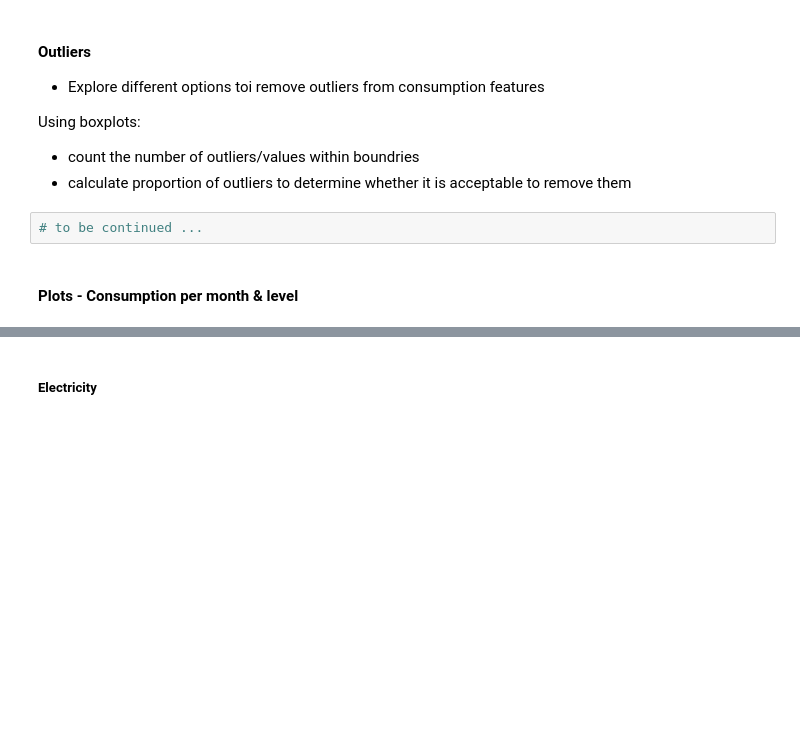
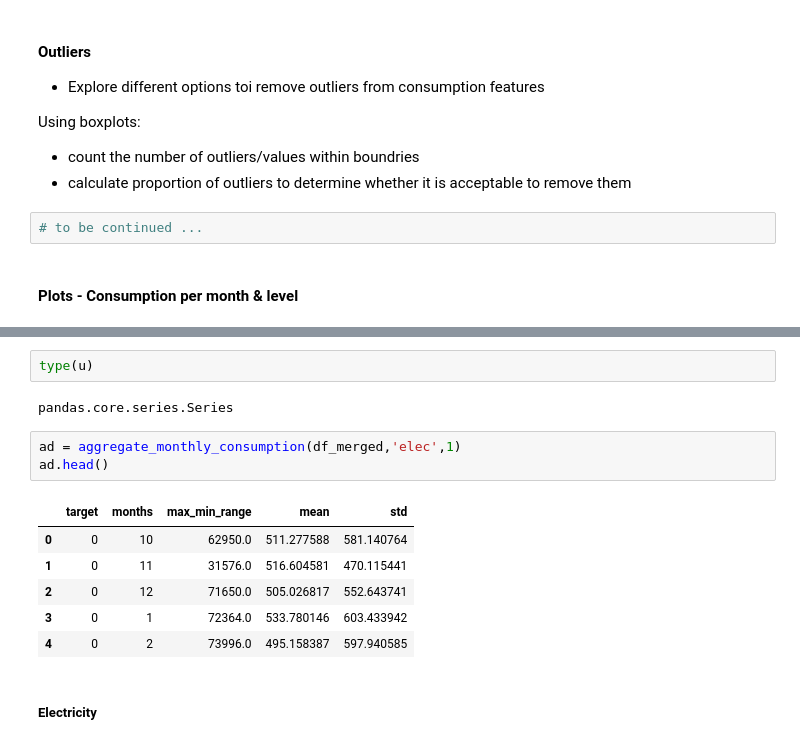
Before and after one commit to A-Lachs/ds_fraud_detection, a Jupyter notebook: EDA/EDA_notebook.ipynb, the cells around one changed output, grey strips where cells are left out. Drawn from its saved outputs; the diff is of its cells as text; blank space fills up the shorter version.

```diff
--- a/EDA/EDA_notebook.ipynb
+++ b/EDA/EDA_notebook.ipynb
@@ -1209,3 +1195,17 @@ def plot_monthly_consumption(data_df: pd.DataFrame, consumption_type: str, metri
+# %%
+type(u)
+# %% [output]
+pandas.core.series.Series
+# %%
+ad = aggregate_monthly_consumption(df_merged,'elec',1)
+ad.head()
+# %% [output]
+|  | target | months | max_min_range | mean | std |
+| 0 | 0 | 10 | 62950.0 | 511.277588 | 581.140764 |
+| 1 | 0 | 11 | 31576.0 | 516.604581 | 470.115441 |
+| 2 | 0 | 12 | 71650.0 | 505.026817 | 552.643741 |
+| 3 | 0 | 1 | 72364.0 | 533.780146 | 603.433942 |
+| 4 | 0 | 2 | 73996.0 | 495.158387 | 597.940585 |
 # %% [markdown]
 ##### Electricity
 # %%
```
Also changed, not shown: parts of 25 cells of this notebook.
